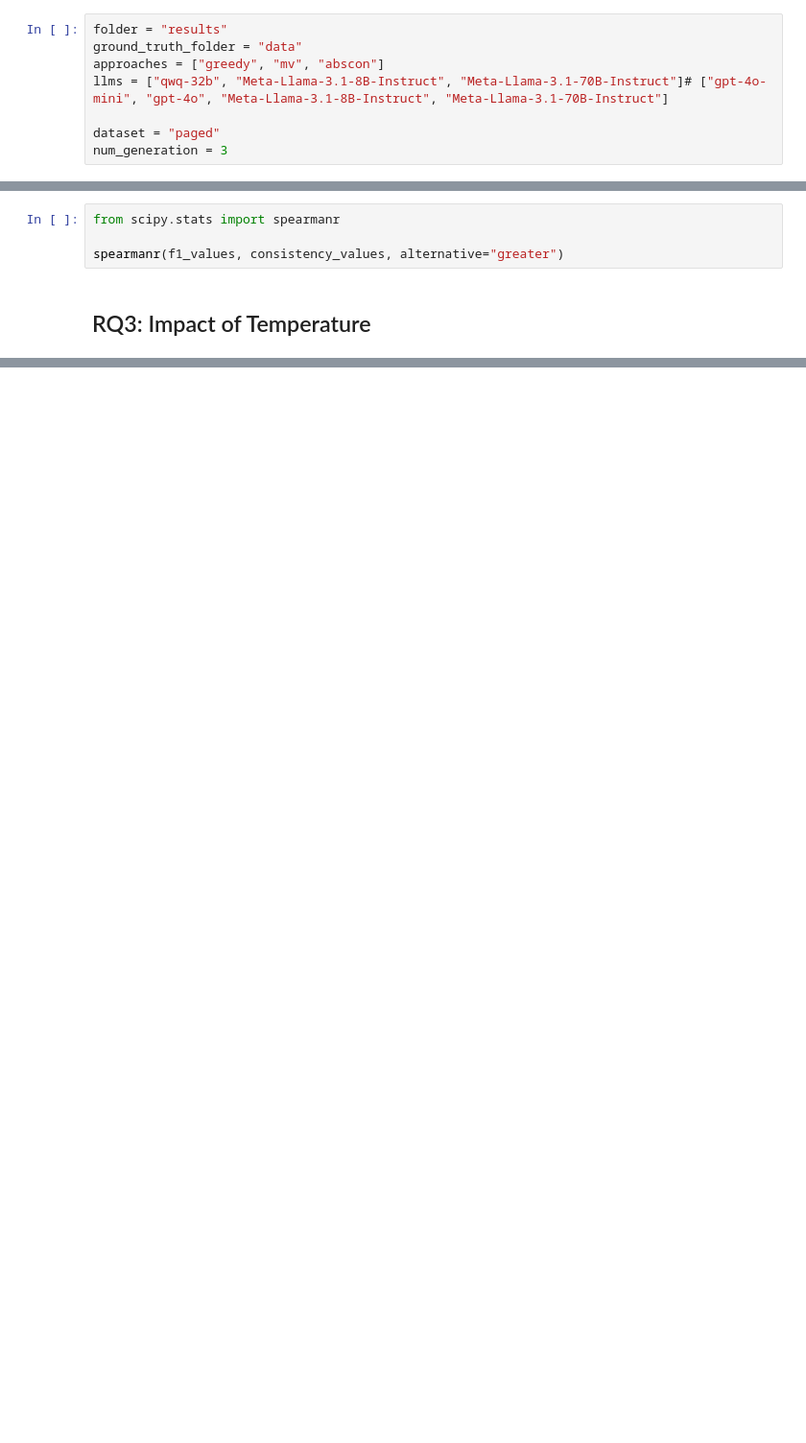
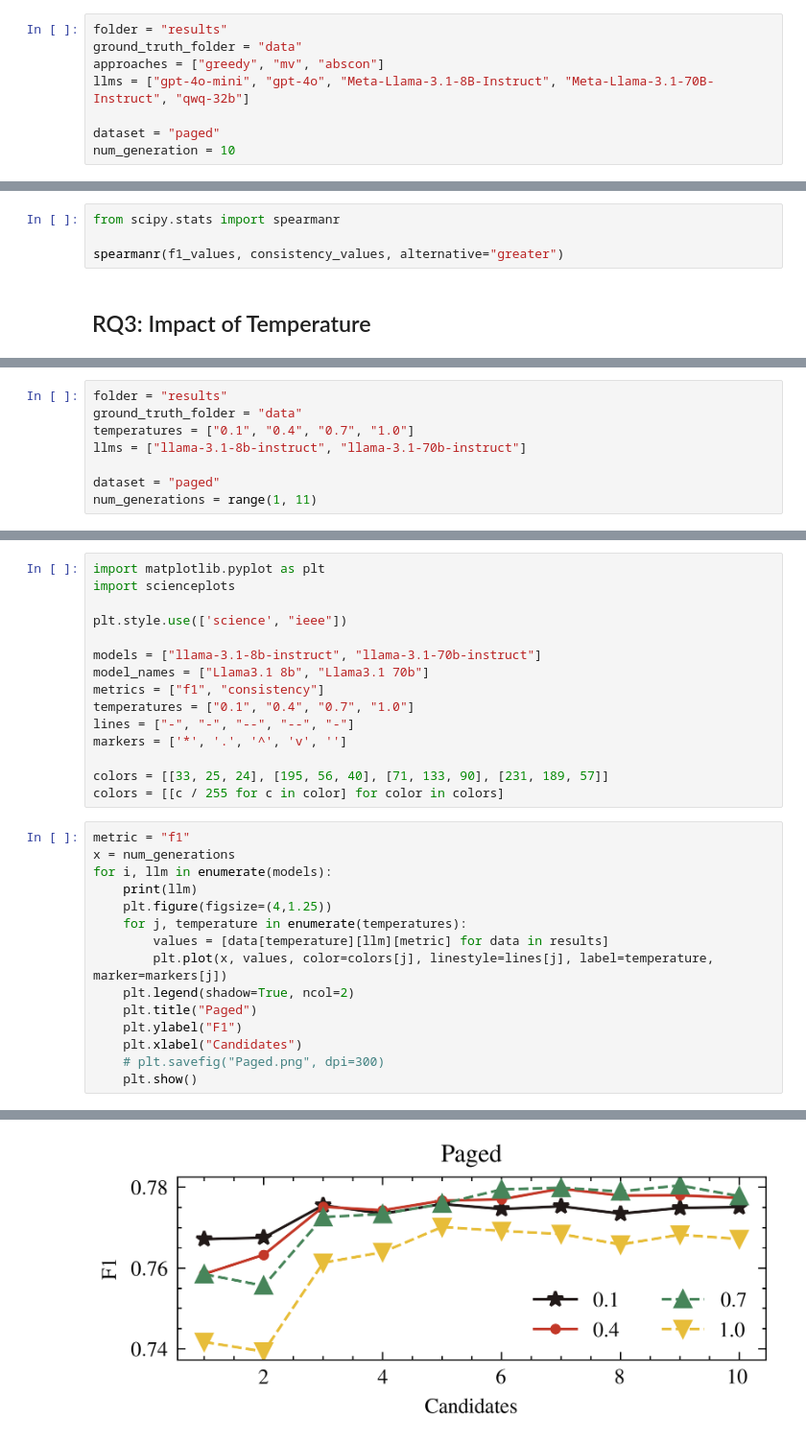
Before and after one commit to 20001LastOrder/LLM-Abscon-extension, a Jupyter notebook: activity/evaluation.ipynb, the cells around one changed output, grey strips where cells are left out. Shown at 96% size. Drawn from its saved outputs; the diff is of its cells as text; blank space fills up the shorter version.

```diff
--- a/activity/evaluation.ipynb
+++ b/activity/evaluation.ipynb
@@ -52,10 +52,10 @@ def get_result(ground_truth_folder, dataset, llms, num_generation, approaches, f
 folder = "results"
 ground_truth_folder = "data"
 approaches = ["greedy", "mv", "abscon"]
-llms = ["qwq-32b", "Meta-Llama-3.1-8B-Instruct", "Meta-Llama-3.1-70B-Instruct"]# ["gpt-4o-mini", "gpt-4o", "Meta-Llama-3.1-8B-Instruct", "Meta-Llama-3.1-70B-Instruct"]
+llms = ["gpt-4o-mini", "gpt-4o", "Meta-Llama-3.1-8B-Instruct", "Meta-Llama-3.1-70B-Instruct", "qwq-32b"]
 
 dataset = "paged"
-num_generation = 3
+num_generation = 10
 # %%
 results = get_result(ground_truth_folder, dataset, llms, num_generation, approaches, folder)
 # %% [output]
@@ -260,0 +258,8 @@ temperatures = ["0.2", "0.5", "0.7", "1"]
+# %%
+folder = "results"
+ground_truth_folder = "data"
+temperatures = ["0.1", "0.4", "0.7", "1.0"]
+llms = ["llama-3.1-8b-instruct", "llama-3.1-70b-instruct"]
+
+dataset = "paged"
+num_generations = range(1, 11)
@@ -260,0 +284,31 @@ temperatures = ["0.2", "0.5", "0.7", "1"]
+# %%
+import matplotlib.pyplot as plt
+import scienceplots
+
+plt.style.use(['science', "ieee"])
+
+models = ["llama-3.1-8b-instruct", "llama-3.1-70b-instruct"]
+model_names = ["Llama3.1 8b", "Llama3.1 70b"]
+metrics = ["f1", "consistency"]
+temperatures = ["0.1", "0.4", "0.7", "1.0"]
+lines = ["-", "-", "--", "--", "-"]
+markers = ['*', '.', '^', 'v', '']
+
+colors = [[33, 25, 24], [195, 56, 40], [71, 133, 90], [231, 189, 57]]
+colors = [[c / 255 for c in color] for color in colors]
+# %%
+metric = "f1"
+x = num_generations
+for i, llm in enumerate(models):
+    print(llm)
+    plt.figure(figsize=(4,1.25))
+    for j, temperature in enumerate(temperatures):
+        values = [data[temperature][llm][metric] for data in results]
+        plt.plot(x, values, color=colors[j], linestyle=lines[j], label=temperature, marker=markers[j])
+    plt.legend(shadow=True, ncol=2)
+    plt.title("Paged")
+    plt.ylabel("F1")
+    plt.xlabel("Candidates")
+    # plt.savefig("Paged.png", dpi=300)
+    plt.show()
+# %% [output]
@@ -260,0 +316 @@ temperatures = ["0.2", "0.5", "0.7", "1"]
+[figure, added]
```
Also changed, not shown: parts of 9 cells of this notebook, 15 other files.
